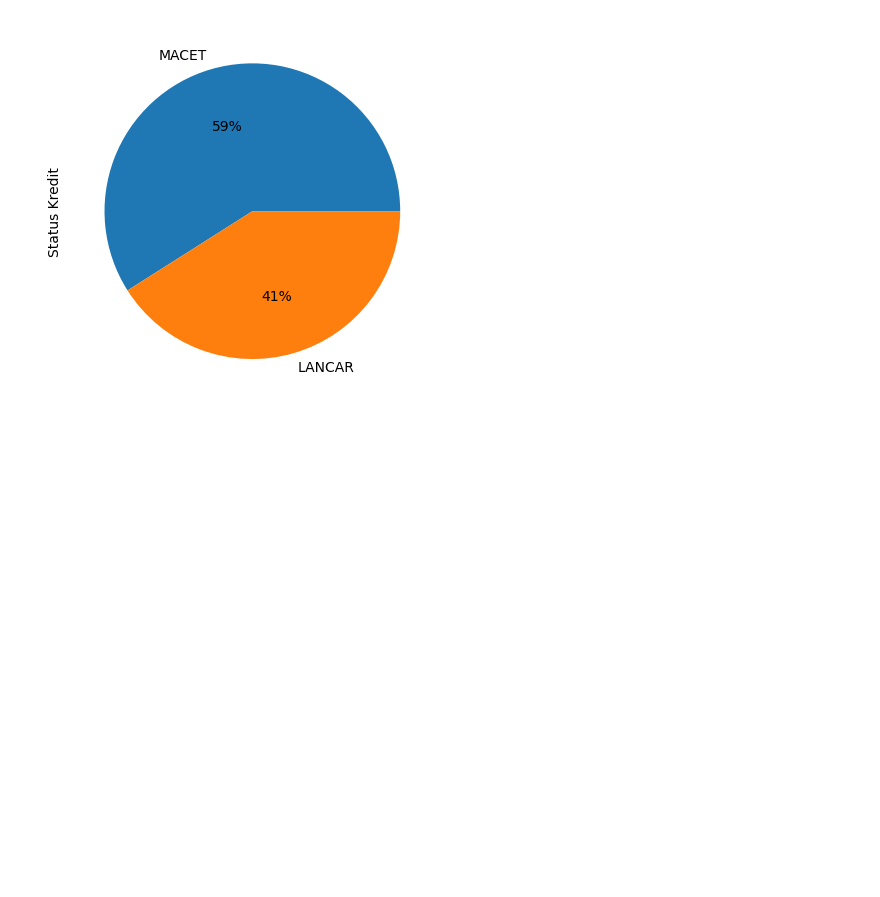
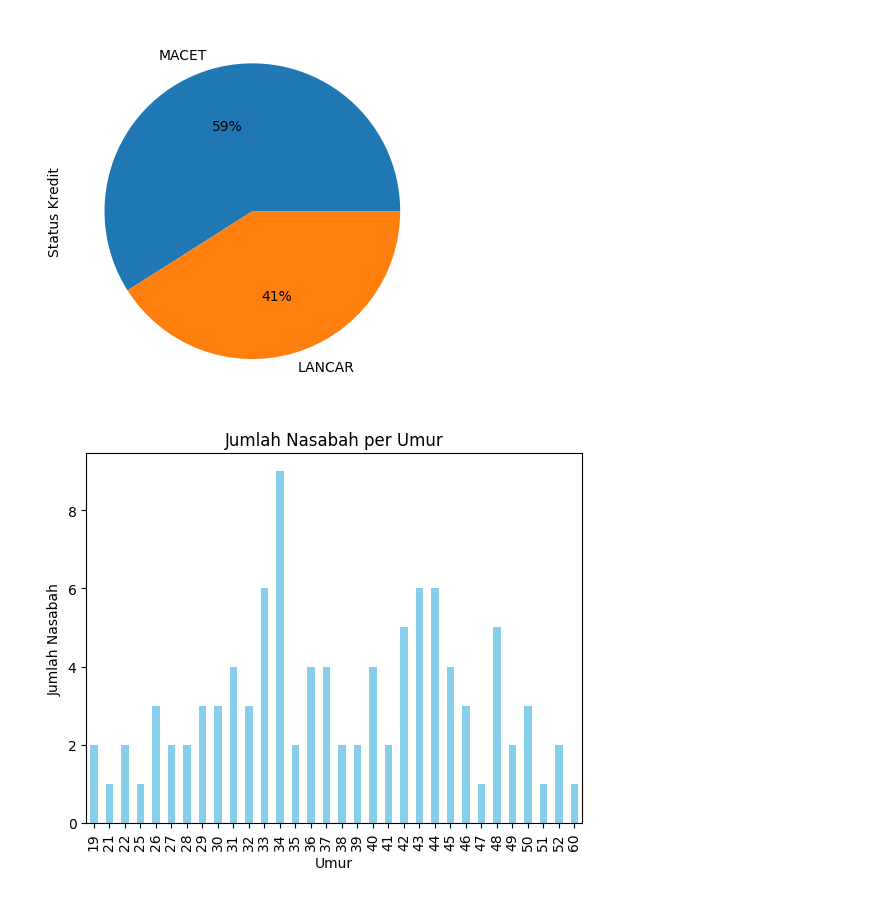
Before and after one commit to Rangga11268/TUGAS-data-science, a Jupyter notebook: project ADS pertemuan 5.ipynb, the cells around one changed output. Saved outputs shown, nothing was run; the diff lists cells and outputs as text; code cells hidden in the pictures; blank space fills up the shorter version.

```diff
--- a/project ADS pertemuan 5.ipynb
+++ b/project ADS pertemuan 5.ipynb
@@ -206,6 +166,14 @@ data['status kredit'].value_counts().plot.pie(
 # %% [output]
 <Axes: ylabel='Status Kredit'>
 [figure]
+# %%
+data['umur'].value_counts().sort_index().plot.bar(color='skyblue')
+pit.xlabel('Umur')
+pit.ylabel('Jumlah Nasabah')
+pit.title('Jumlah Nasabah per Umur')
+pit.show()
+# %% [output]
+[figure, added]
 # %%
 import matplotlib.pyplot as plt
 
```
Also changed, not shown: parts of 22 cells of this notebook, 4 other files.
